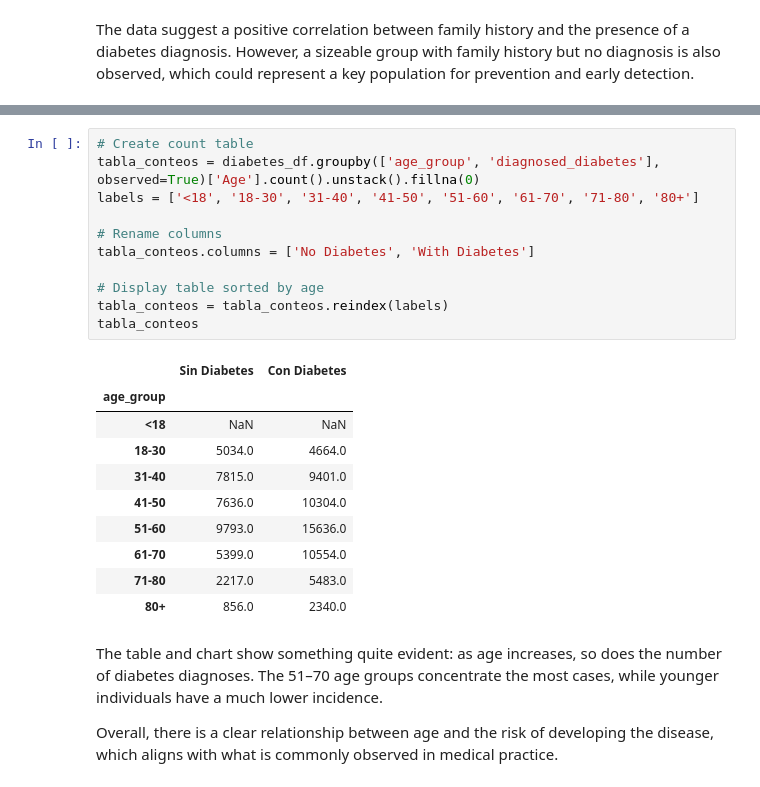
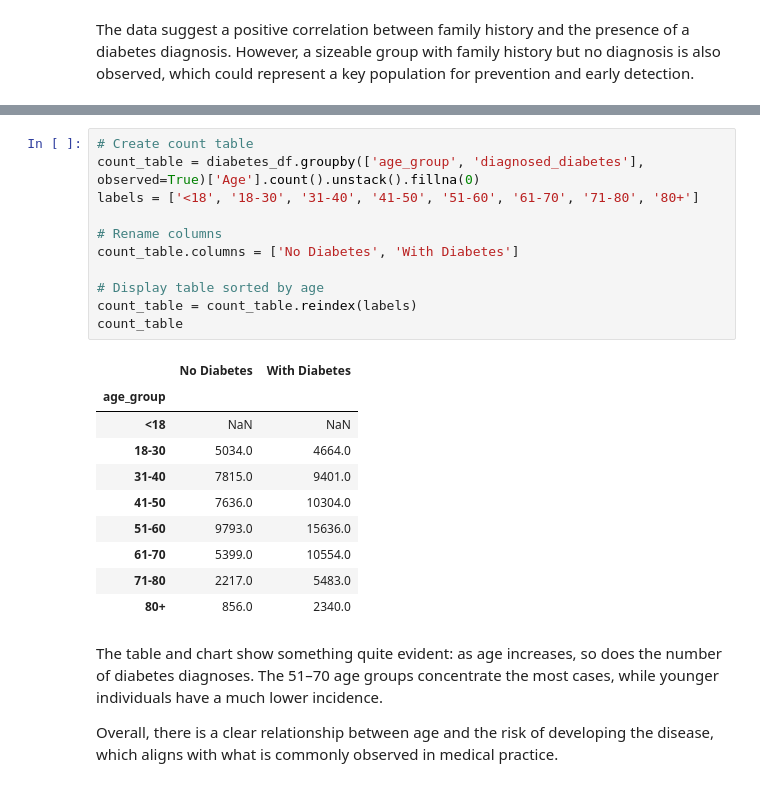
Before and after one commit to esteboutlier/diabetes-prediction, a Jupyter notebook: notebooks/eda_EN.ipynb, the cells around one changed output, grey strips where cells are left out. Drawn from its saved outputs; the diff is of its cells as text.

```diff
--- a/notebooks/eda_EN.ipynb
+++ b/notebooks/eda_EN.ipynb
@@ -334,16 +334,16 @@ plt.show()
 # %%
 # Create count table
-tabla_conteos = diabetes_df.groupby(['age_group', 'diagnosed_diabetes'], observed=True)['Age'].count().unstack().fillna(0)
+count_table = diabetes_df.groupby(['age_group', 'diagnosed_diabetes'], observed=True)['Age'].count().unstack().fillna(0)
 labels = ['<18', '18-30', '31-40', '41-50', '51-60', '61-70', '71-80', '80+']
 
 # Rename columns
-tabla_conteos.columns = ['No Diabetes', 'With Diabetes']
+count_table.columns = ['No Diabetes', 'With Diabetes']
 
 # Display table sorted by age
-tabla_conteos = tabla_conteos.reindex(labels)
-tabla_conteos
+count_table = count_table.reindex(labels)
+count_table
 # %% [output]
-|  | Sin Diabetes | Con Diabetes |
+|  | No Diabetes | With Diabetes |
 | age_group |  |  |
 | <18 | NaN | NaN |
 | 18-30 | 5034.0 | 4664.0 |
```
Also changed, not shown: parts of 17 cells of this notebook.
